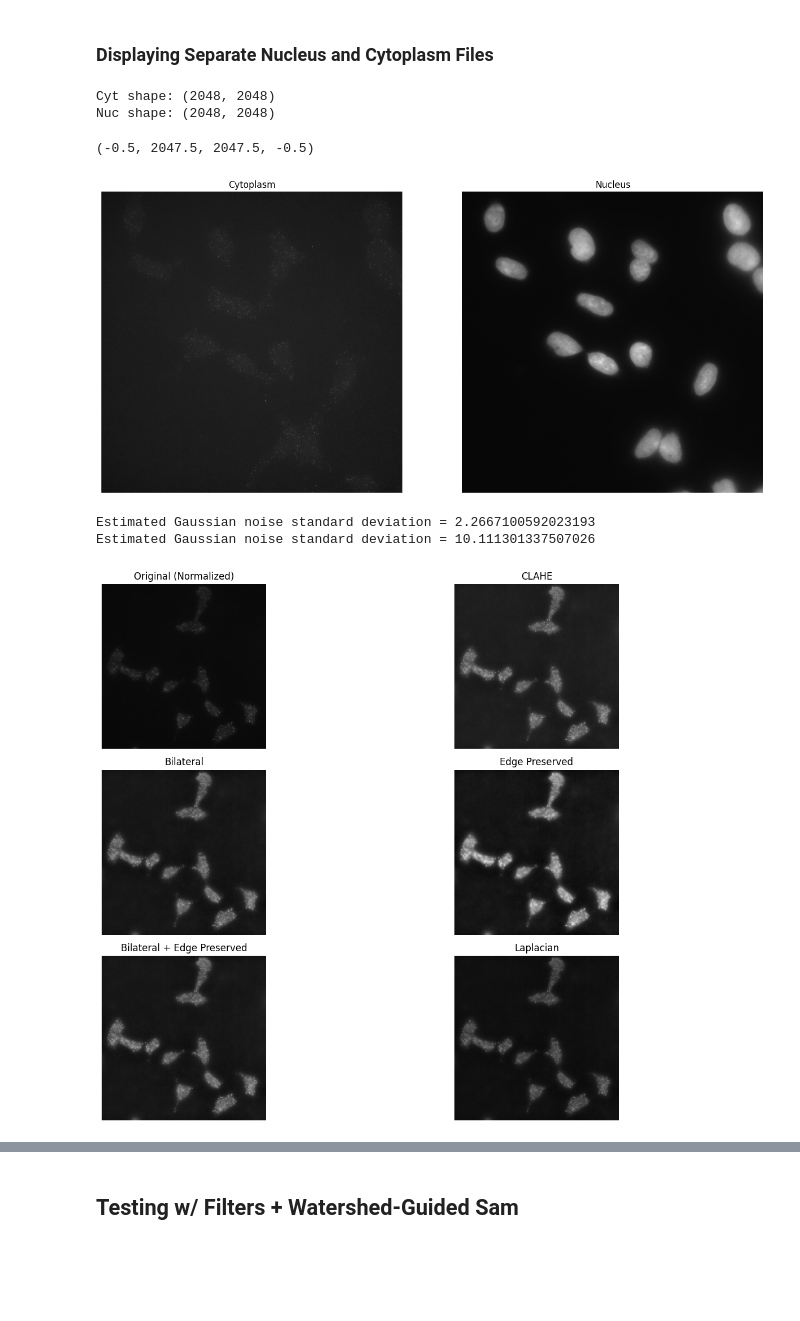
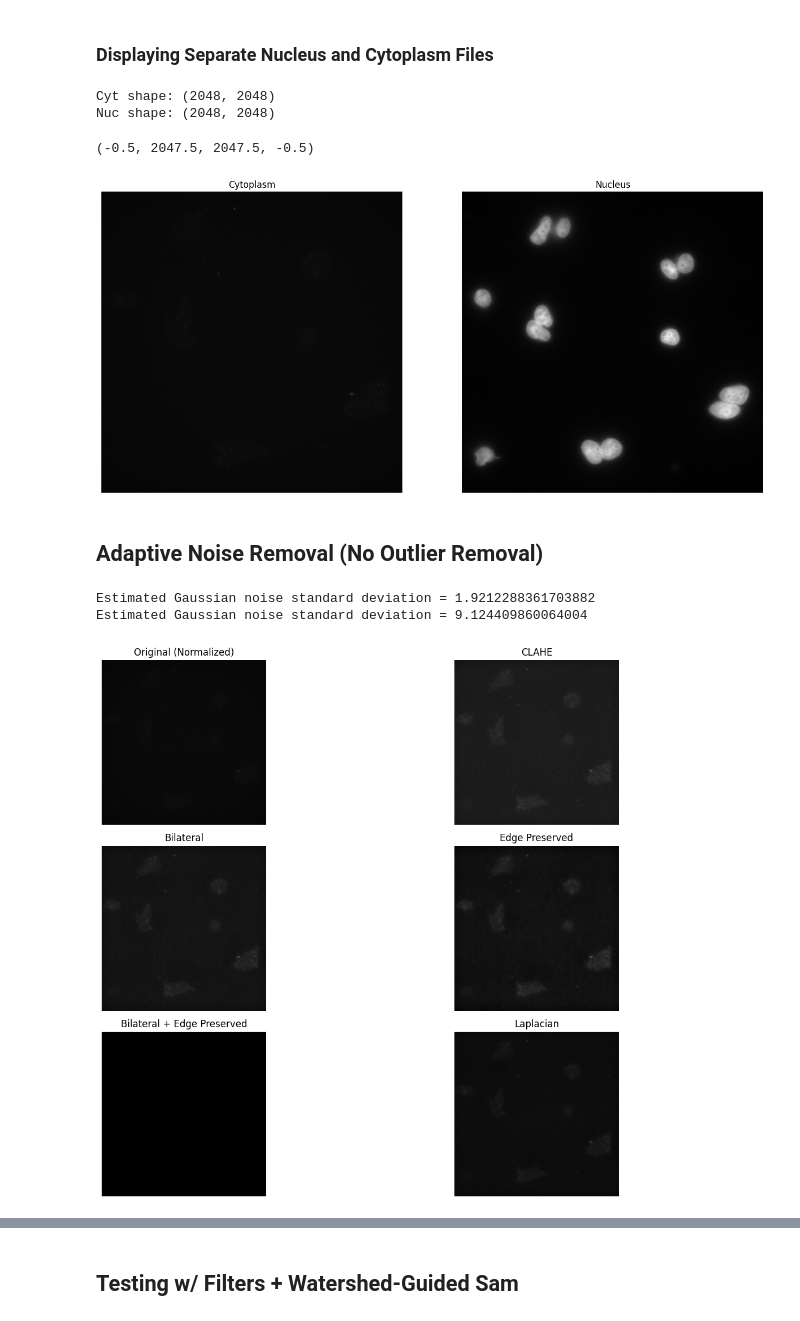
Before and after one commit to UCI-Ding-Lab/FISH-ML, a Jupyter notebook: multi_channel_tryout_488.ipynb, the cells around one changed output, grey strips where cells are left out. Cells and saved outputs as stored; diff of their text form; code cells hidden in the pictures; blank space fills up the shorter version.

```diff
--- a/multi_channel_tryout_488.ipynb
+++ b/multi_channel_tryout_488.ipynb
@@ -78,30 +51,32 @@ Image shape: (3, 2048, 2048)
 # %%
 import tifffile
 import matplotlib.pyplot as plt
 
-cyt_path = "C:/Users/msgal/Downloads/Ding_Lab/FISH-ML/data2_an/MAX_AD_29_WA2_w2-488_s002.tif"
-nuc_path = "C:/Users/msgal/Downloads/Ding_Lab/FISH-ML/data2_an/AD_29_WA2_w1-DAPI_s002.tif"
+cyt_path = "C:/Users/msgal/Downloads/Ding_Lab/FISH-ML/data_vadym_singletif_STACKED/MAX_EXP_w488_s0026.tif"
+nuc_path = "C:/Users/msgal/Downloads/Ding_Lab/FISH-ML/data_vadym_singletif_STACKED/MAX_EXP_wDAPI_s0026.tif"
 
 cyt_img = tifffile.imread(cyt_path)
 nuc_img = tifffile.imread(nuc_path)
 
 print(f"Cyt shape: {cyt_img.shape}")
 print(f"Nuc shape: {cyt_img.shape}")
 
 fig, ax = plt.subplots(nrows=1, ncols=2, figsize=(16, 10), sharex=True, sharey=True)
 
 ax[0].imshow(cyt_img, cmap='gray')
 ax[0].set_title("Cytoplasm")
 ax[0].axis('off')
 
 ax[1].imshow(nuc_img, cmap='gray')
 ax[1].set_title("Nucleus")
 ax[1].axis('off')
 # %% [output]
 Cyt shape: (2048, 2048)
 Nuc shape: (2048, 2048)
 (-0.5, 2047.5, 2047.5, -0.5)
-[figure, old version]
+[figure, new version]
+# %% [markdown]
+## Adaptive Noise Removal (No Outlier Removal)
 # %%
 import cv2
 import numpy as np
@@ -144,23 +119,23 @@ def gradient(channel, ksize=5):
 # --------------------------------------
 
 # ----- COMPOSITE IMAGES -----
-image_path = pathlib.Path("C:/Users/msgal/Downloads/Ding_Lab/FISH-ML/Composite Images (Multi-Channel)/488_pb5sp4_s1.composite.tif")
+# image_path = pathlib.Path("C:/Users/msgal/Downloads/Ding_Lab/FISH-ML/Composite Images (Multi-Channel)/488_pb5sp4_s1.composite.tif")
 
-with tifffile.TiffFile(image_path) as tif:
-    ch = tif.pages[0].asarray() # testing with 488
-    nucleus = tif.pages[1].asarray()
+# with tifffile.TiffFile(image_path) as tif:
+#     cyt = tif.pages[0].asarray() # testing with 488
+#     nucleus = tif.pages[1].asarray()
 
 # ----- NON COMPOSITE IMAGES -----
-# cyt_path = "C:/Users/msgal/Downloads/Ding_Lab/FISH-ML/data2_an/MAX_AD_29_WA2_w2-488_s002.tif"
-# nuc_path = "C:/Users/msgal/Downloads/Ding_Lab/FISH-ML/data2_an/AD_29_WA2_w1-DAPI_s002.tif"
+cyt_path = "C:/Users/msgal/Downloads/Ding_Lab/FISH-ML/data_vadym_singletif_STACKED/MAX_EXP_w488_s0026.tif"
+nuc_path = "C:/Users/msgal/Downloads/Ding_Lab/FISH-ML/data_vadym_singletif_STACKED/MAX_EXP_wDAPI_s0026.tif"
 
-# with tifffile.TiffFile(cyt_path) as tif:
-#     cyt = tif.pages[0].asarray() # testing with 488
+with tifffile.TiffFile(cyt_path) as tif:
+    cyt = tif.pages[0].asarray() # testing with 488
 
-# with tifffile.TiffFile(nuc_path) as tif:
-#     nucleus = tif.pages[0].asarray()
+with tifffile.TiffFile(nuc_path) as tif:
+    nucleus = tif.pages[0].asarray()
 
-ch = normalize_to_uint8(ch)
+ch = normalize_to_uint8(cyt)
 
 # ESTIMATE SIGMA - Due to clipping in random_noise, the estimate will be a bit smaller than the specified sigma.
 sigma_est = estimate_sigma(ch, channel_axis=-1, average_sigmas=True)
@@ -220,7 +195,7 @@ fig.tight_layout()
 
 plt.show()
 # %% [output]
-Estimated Gaussian noise standard deviation = 2.2667100592023193
-Estimated Gaussian noise standard deviation = 10.111301337507026
+Estimated Gaussian noise standard deviation = 1.9212288361703882
+Estimated Gaussian noise standard deviation = 9.124409860064004
-[figure, old version]
+[figure, new version]
 # %% [markdown]
```
Also changed, not shown: parts of 7 cells of this notebook.
